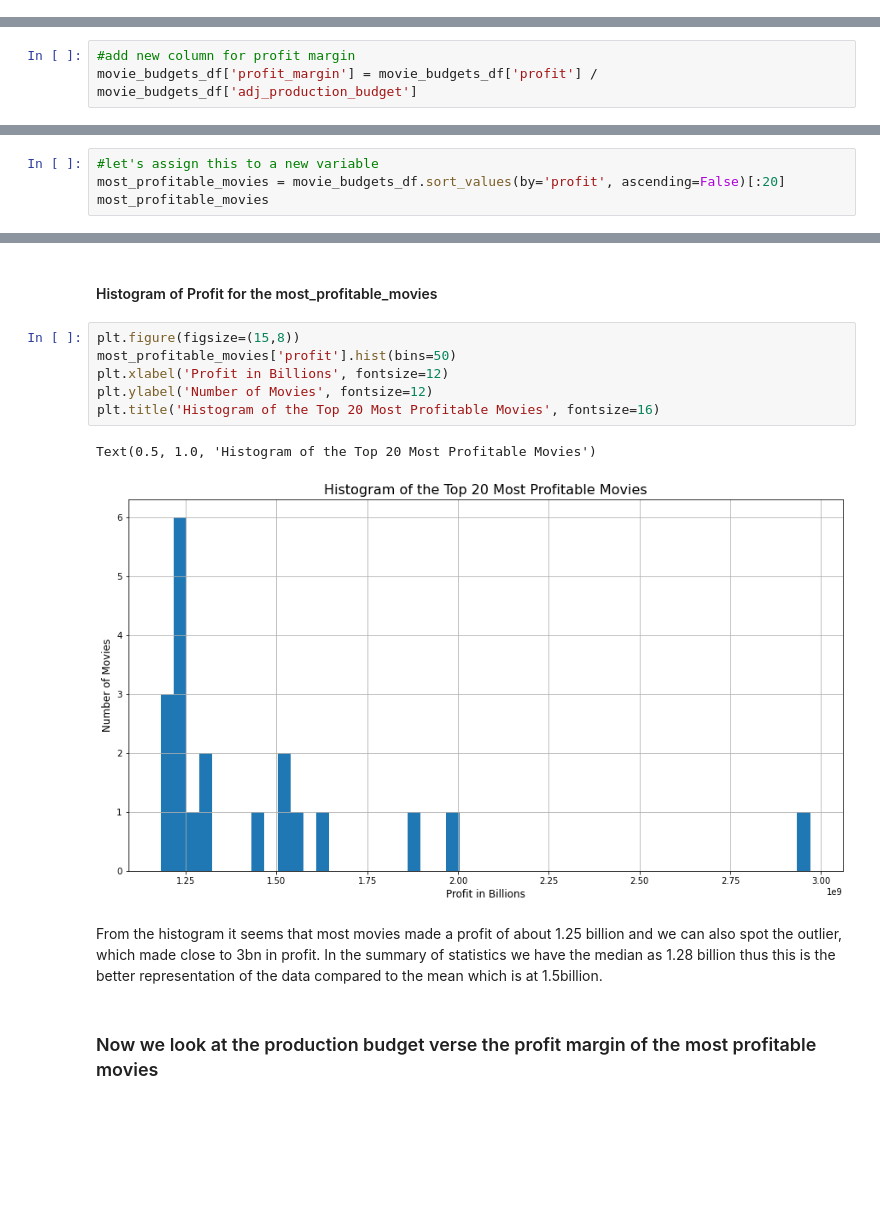
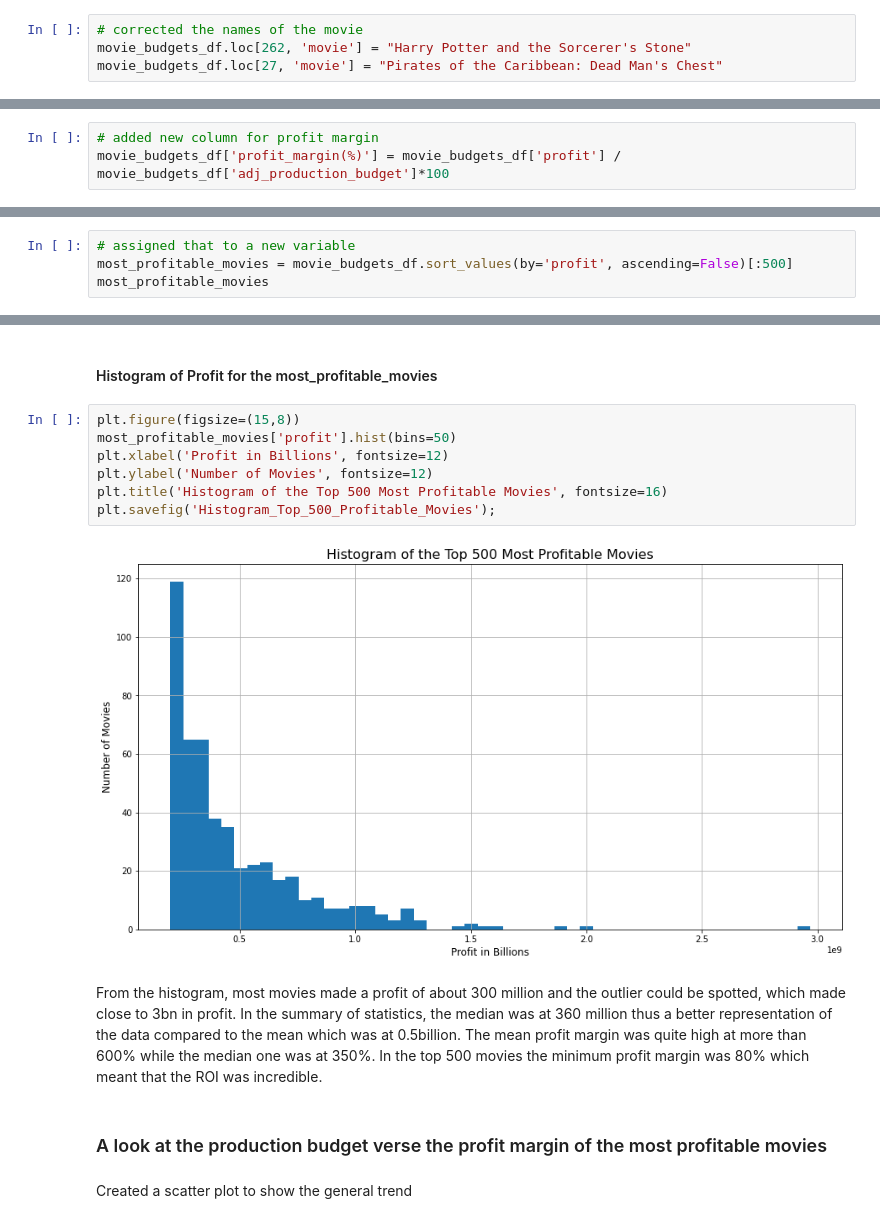
Before and after one commit to NguyoJer/dsc-phase-1-project-v2-4, a Jupyter notebook: student.ipynb, the cells around one changed output, grey strips where cells are left out. Cells and saved outputs as stored; diff of their text form; blank space fills up the shorter version.

```diff
--- a/student.ipynb
+++ b/student.ipynb
@@ -606 +613,5 @@ movie_budgets_df.sort_values(by='release_year')
+# %%
+# corrected the names of the movie
+movie_budgets_df.loc[262, 'movie'] = "Harry Potter and the Sorcerer's Stone"
+movie_budgets_df.loc[27, 'movie'] = "Pirates of the Caribbean: Dead Man's Chest"
 # %% [markdown]
@@ -652,6 +663,6 @@ Let's add another column showing the profit margin(%). We will achieve this with
 # %%
-#add new column for profit margin
-movie_budgets_df['profit_margin'] = movie_budgets_df['profit'] / movie_budgets_df['adj_production_budget']
+# added new column for profit margin
+movie_budgets_df['profit_margin(%)'] = movie_budgets_df['profit'] / movie_budgets_df['adj_production_budget']*100
 # %%
 # A look at the dataframe having sorted the movies with the most profitable ones in descending order
 movie_budgets_df.sort_values(by='profit', ascending=False).head(25)
@@ -706,6 +718,6 @@ When looking at the histogram above, it seems most movies either made a loss or
 # %%
-#let's assign this to a new variable
-most_profitable_movies = movie_budgets_df.sort_values(by='profit', ascending=False)[:20]
+# assigned that to a new variable
+most_profitable_movies = movie_budgets_df.sort_values(by='profit', ascending=False)[:500]
 most_profitable_movies
 # %% [output]
 |  | release_date | movie | release_year | adj_production_budget | adj_worldwide_gross | profit | ... |
@@ -744,15 +752,17 @@ most_profitable_movies[filt].describe()
 # %%
 plt.figure(figsize=(15,8))
 most_profitable_movies['profit'].hist(bins=50)
 plt.xlabel('Profit in Billions', fontsize=12)
 plt.ylabel('Number of Movies', fontsize=12)
-plt.title('Histogram of the Top 20 Most Profitable Movies', fontsize=16)
+plt.title('Histogram of the Top 500 Most Profitable Movies', fontsize=16)
+plt.savefig('Histogram_Top_500_Profitable_Movies');
 # %% [output]
-Text(0.5, 1.0, 'Histogram of the Top 20 Most Profitable Movies')
-[figure, old version]
+[figure, new version]
 # %% [markdown]
-From the histogram it seems that most movies made a profit of about 1.25 billion and we can also spot the outlier, which made close to 3bn in profit. In the summary of statistics we have the median as 1.28 billion thus this is the better representation of the data compared to the mean which is at 1.5billion.
+From the histogram, most movies made a profit of about 300 million and the outlier could be spotted, which made close to 3bn in profit. In the summary of statistics, the median was at 360 million thus a better representation of the data compared to the mean which was at 0.5billion. The mean profit margin was quite high at more than 600% while the median one was at 350%. In the top 500 movies the minimum profit margin was 80% which meant that the ROI was incredible.
 # %% [markdown]
-### Now we look at the production budget verse the profit margin of the most profitable movies
+### A look at the production budget verse the profit margin of the most profitable movies
+# %% [markdown]
+Created a scatter plot to show the general trend
 # %%
 plt.figure(figsize=(15,8))
```
Also changed, not shown: parts of 133 cells of this notebook.
